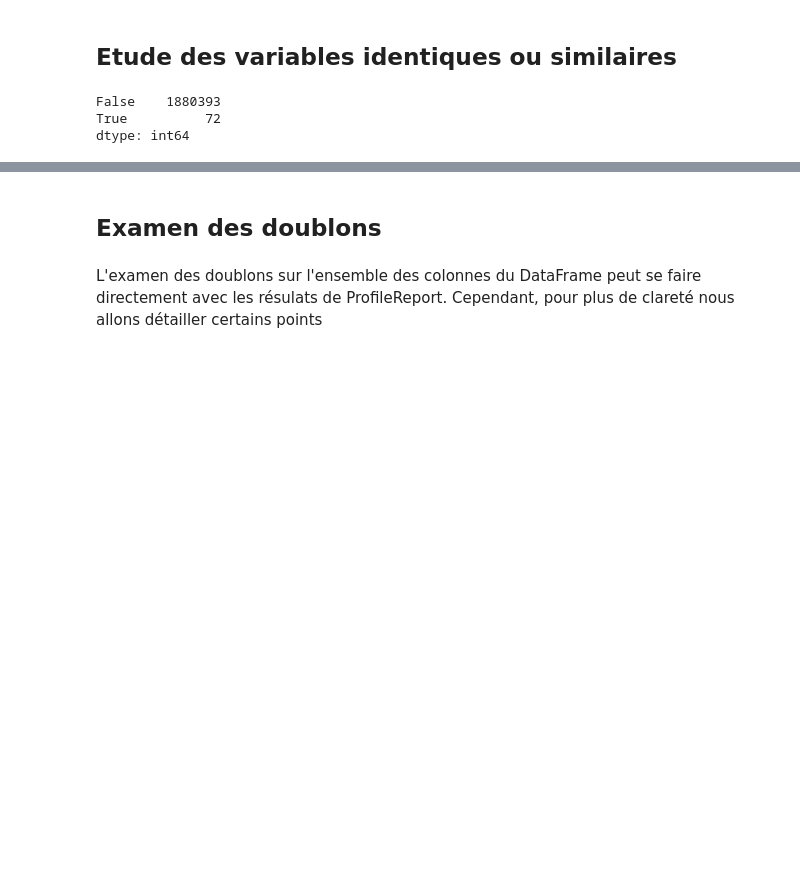
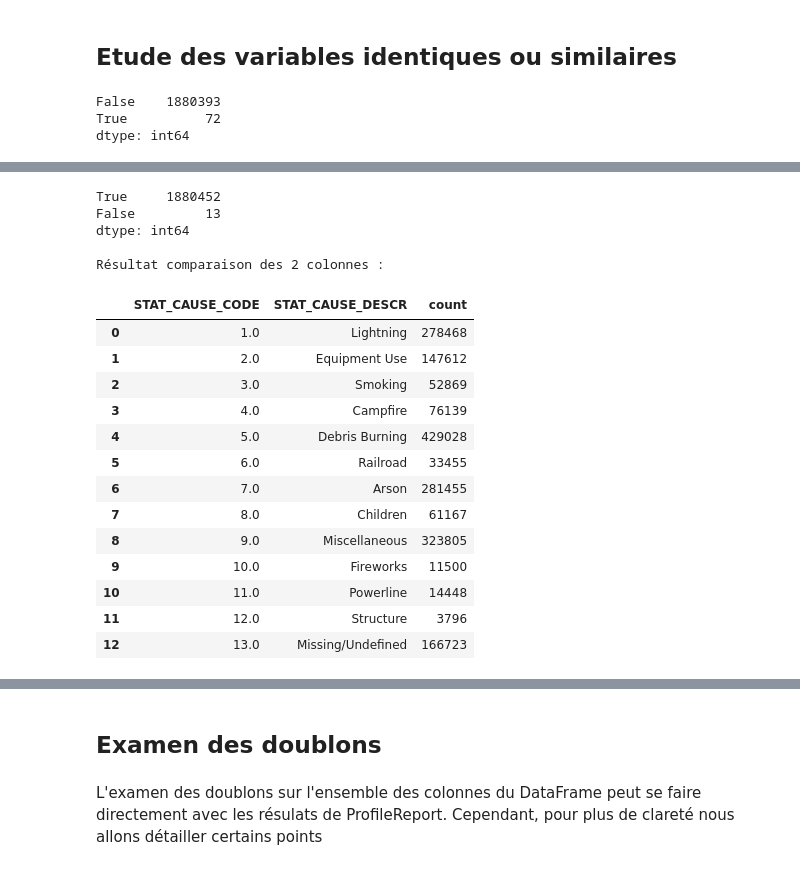
Before and after one commit to paulokmmf/Projet_DA_WILDFIRE, a Jupyter notebook: wildfire_USA.ipynb, the cells around one changed output, grey strips where cells are left out. Drawn from its saved outputs; the diff is of its cells as text; code cells hidden in the pictures; blank space fills up the shorter version.

```diff
--- a/wildfire_USA.ipynb
+++ b/wildfire_USA.ipynb
@@ -259,0 +255,28 @@ dtype: int64
+# %%
+# Est ce qu'une valeur donnée dans la colonne STAT_CAUSE_CODE correspond à une valeur spécifique de la colonne STAT_CAUSE_DESCR ?
+stat_cause = pd.DataFrame(fires['STAT_CAUSE_CODE']).join(fires['STAT_CAUSE_DESCR'])
+print(stat_cause.duplicated().value_counts(), '\n')
+group_by_stat = stat_cause.groupby(['STAT_CAUSE_CODE'], as_index = False).value_counts()
+print('Résultat comparaison des 2 colonnes :')
+group_by_stat
+# La variable STAT_CAUSE_CODE correspond à une donnée de STAT_CAUSE_DESCR
+# %% [output]
+True     1880452
+False         13
+dtype: int64
+
+Résultat comparaison des 2 colonnes :
+|  | STAT_CAUSE_CODE | STAT_CAUSE_DESCR | count |
+| 0 | 1.0 | Lightning | 278468 |
+| 1 | 2.0 | Equipment Use | 147612 |
+| 2 | 3.0 | Smoking | 52869 |
+| 3 | 4.0 | Campfire | 76139 |
+| 4 | 5.0 | Debris Burning | 429028 |
+| 5 | 6.0 | Railroad | 33455 |
+| 6 | 7.0 | Arson | 281455 |
+| 7 | 8.0 | Children | 61167 |
+| 8 | 9.0 | Miscellaneous | 323805 |
+| 9 | 10.0 | Fireworks | 11500 |
+| 10 | 11.0 | Powerline | 14448 |
+| 11 | 12.0 | Structure | 3796 |
+| 12 | 13.0 | Missing/Undefined | 166723 |
```
Also changed, not shown: parts of 23 cells of this notebook.
